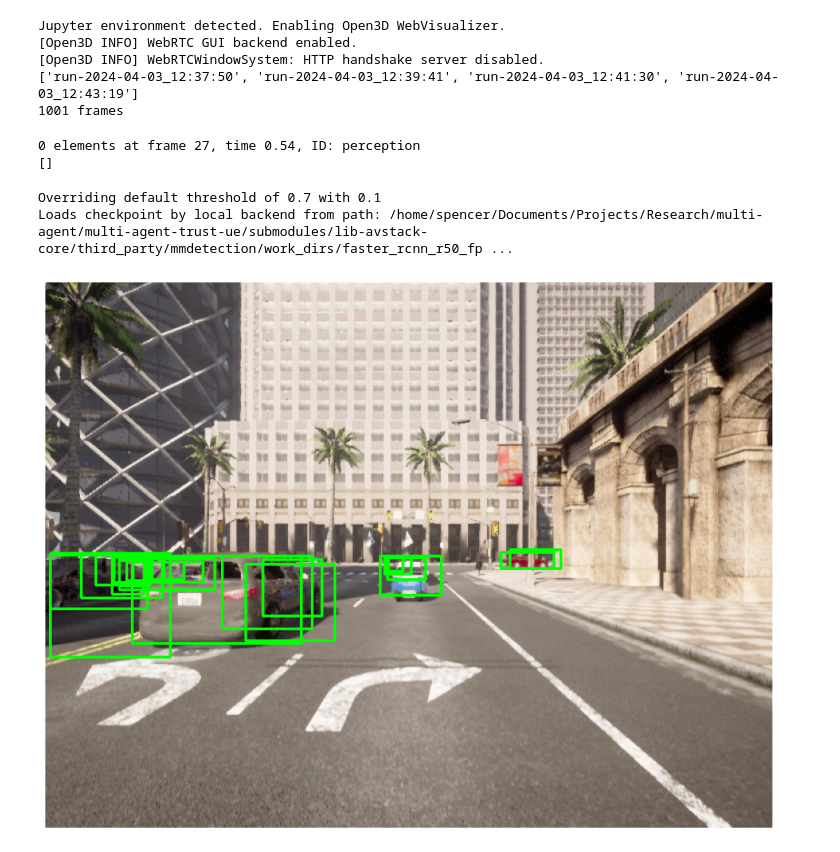
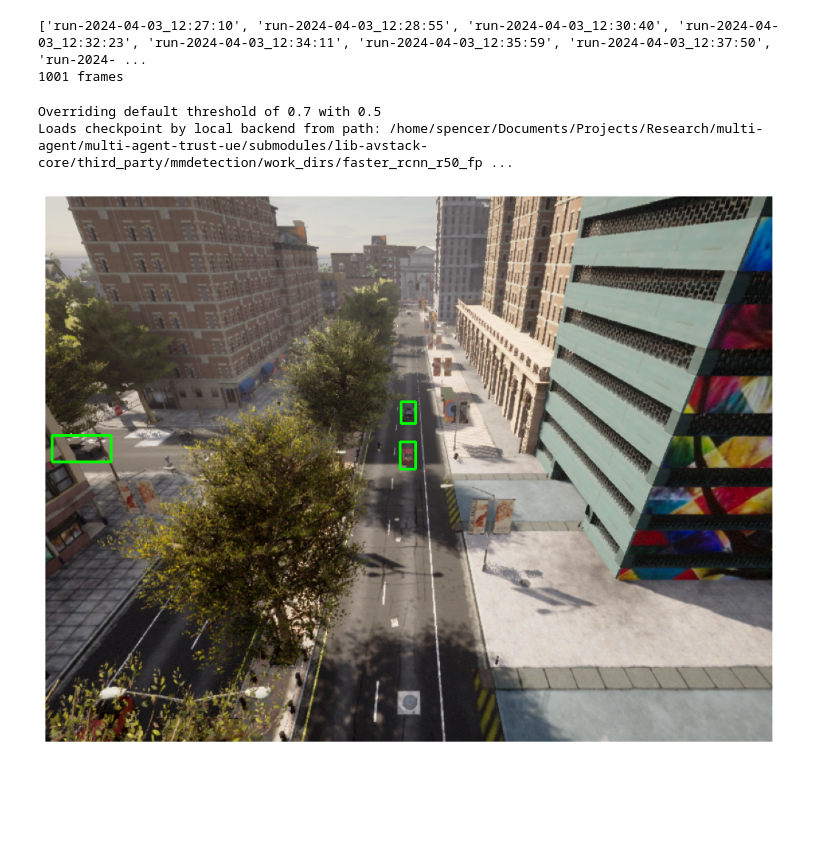
Before and after one commit to avstack-lab/carla-sandbox, a Jupyter notebook: notebooks/test_intersect_dataset.ipynb, the cells around one changed output. Drawn from its saved outputs; the diff is of its cells as text; code cells hidden in the pictures; blank space fills up the shorter version.

```diff
--- a/notebooks/test_intersect_dataset.ipynb
+++ b/notebooks/test_intersect_dataset.ipynb
@@ -3,45 +3,37 @@ import os
 from avapi.carla import CarlaScenesManager
 
 
-# cpath = os.path.join("/data/shared/CARLA/multi-agent-v1/")
-cpath = "../examples/sim_results"
+cpath = os.path.join("/data/shared/CARLA/multi-agent-v1/")
+# cpath = "../examples/sim_results"
 CSM = CarlaScenesManager(cpath)
 print(CSM.scenes)
 CDM = CSM.get_scene_dataset_by_index(0)
 print(f"{len(CDM)} frames")
 # %% [output]
-Jupyter environment detected. Enabling Open3D WebVisualizer.
-[Open3D INFO] WebRTC GUI backend enabled.
-[Open3D INFO] WebRTCWindowSystem: HTTP handshake server disabled.
-['run-2024-04-03_12:37:50', 'run-2024-04-03_12:39:41', 'run-2024-04-03_12:41:30', 'run-2024-04-03_12:43:19']
+['run-2024-04-03_12:27:10', 'run-2024-04-03_12:28:55', 'run-2024-04-03_12:30:40', 'run-2024-04-03_12:32:23', 'run-2024-04-03_12:34:11', 'run-2024-04-03_12:35:59', 'run-2024-04-03_12:37:50', 'run-2024- ...
 1001 frames
-# %%
-objs_2d
-# %% [output]
-0 elements at frame 27, time 0.54, ID: perception
-[]
 # %%
 from avstack.modules.perception.object2dfv import MMDetObjectDetector2D
 from avapi.visualize.snapshot import show_lidar_bev_with_boxes, show_lidar_on_image, show_image_with_boxes
 
-agent = 2
+agent = 6
 frame_idx = 5
 camera_sensor = "camera-0"
 lidar_sensor = "lidar-0"
 frame = CDM.get_frames(sensor=camera_sensor, agent=agent)[frame_idx]
 img = CDM.get_image(frame=frame, sensor=camera_sensor, agent=agent)
 pc = CDM.get_lidar(frame=frame, sensor=lidar_sensor, agent=agent)
 objs = CDM.get_objects(frame=frame, sensor=lidar_sensor, agent=agent)
 
 # 2d detector
-det_2d = MMDetObjectDetector2D(model="fasterrcnn", dataset="carla-joint", threshold=0.1)
+det_2d = MMDetObjectDetector2D(model="fasterrcnn", dataset="carla-joint", threshold=0.5)
 objs_2d = det_2d(img)
 
 # show_lidar_bev_with_boxes(pc=pc, boxes=objs)
 # show_lidar_on_image(img=img, pc=pc, boxes=objs)
 # show_image_with_boxes(img=img, boxes=objs, inline=True, return_image=False)
 show_image_with_boxes(img=img, boxes=objs_2d, inline=True, return_image=False)
 # %% [output]
-Overriding default threshold of 0.7 with 0.1
+Overriding default threshold of 0.7 with 0.5
 Loads checkpoint by local backend from path: /home/spencer/Documents/Projects/Research/multi-agent/multi-agent-trust-ue/submodules/lib-avstack-core/third_party/mmdetection/work_dirs/faster_rcnn_r50_fp ...
-[figure, old version]
+[figure, new version]
```
Also changed, not shown: 3 other files.
